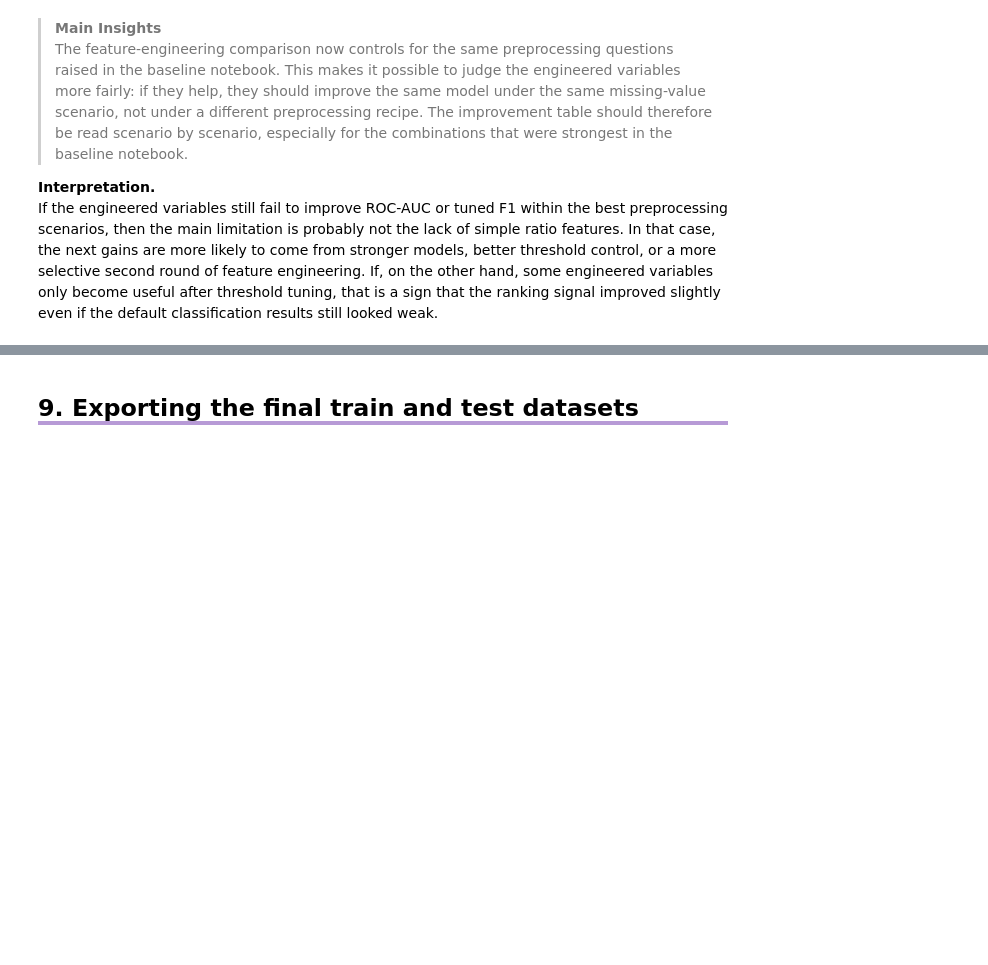
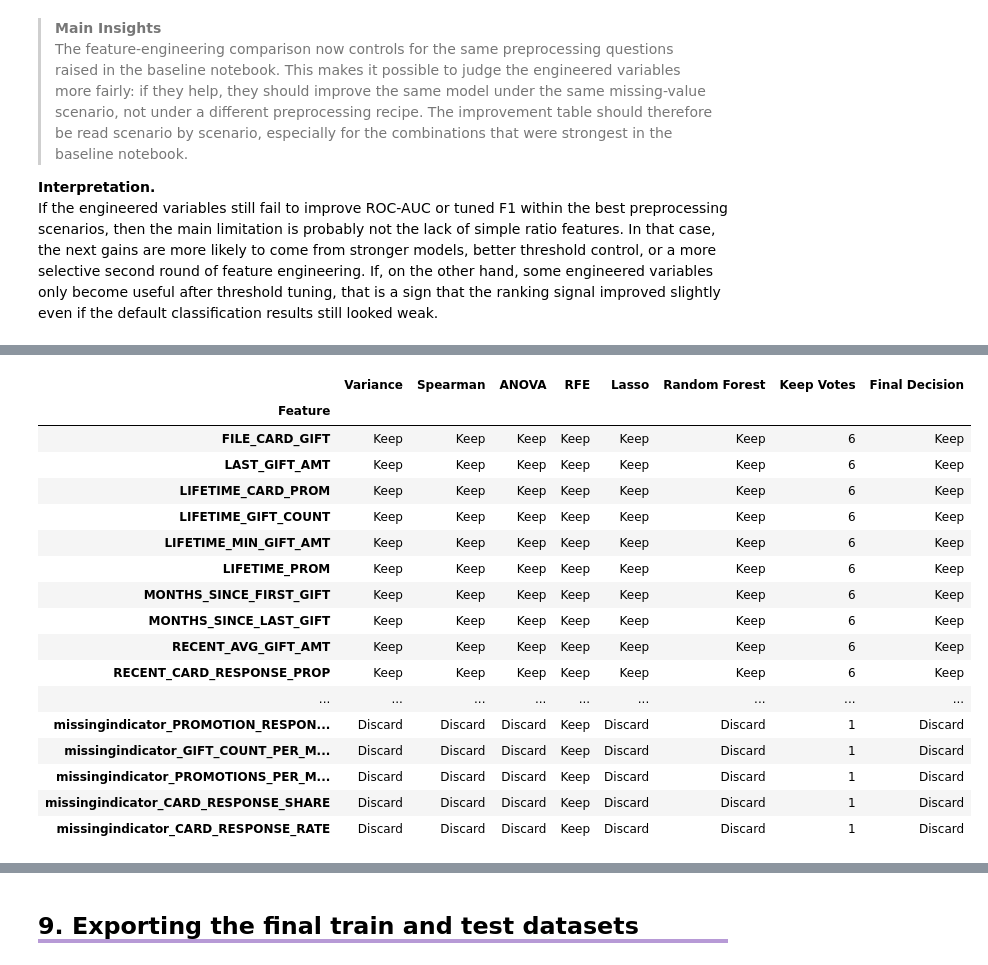
Before and after one commit to Pinky-Tie/Predicting_Donor_Response, a Jupyter notebook: notebooks/03_feature_engineering and Selection.ipynb, the cells around one changed output, grey strips where cells are left out. Cells and saved outputs as stored; diff of their text form; code cells hidden in the pictures; blank space fills up the shorter version.

Commit message:
added the final section of feature selection

```diff
--- a/notebooks/03_feature_engineering and Selection.ipynb
+++ b/notebooks/03_feature_engineering and Selection.ipynb
@@ -1017,0 +1119,14 @@ Dimensionality after PCA (95% variance): 31 components
+# %%
+"""2. Lasso coefficient importance"""
+lasso_coefs = pd.DataFrame({
+    "Feature": feature_names,
+    "Coefficient": lasso_model.coef_[0],
+})
+
+fig = plot_lasso_feature_importance(lasso_coefs, top_n=20)
+fig.show()
+
+embedded_lasso_features = lasso_coefs.loc[lasso_coefs["Coefficient"] != 0, "Feature"].tolist()
+n_zeroed = int((lasso_model.coef_[0] == 0).sum())
+print(f"Lasso zeroed-out features: {n_zeroed}")
+print(f"Lasso-selected features (non-zero coefficient): {len(embedded_lasso_features)}")
@@ -1017,0 +1163,5 @@ Dimensionality after PCA (95% variance): 31 components
+# %%
+"""4. Embedded Methods — combined selection"""
+embedded_selected_features = sorted(set(embedded_lasso_features) | set(embedded_tree_features))
+print(f"Embedded-selected features (Lasso non-zero OR tree above mean): "
+      f"{len(embedded_selected_features)} / {len(feature_names)}")
@@ -1017,0 +1228,43 @@ Dimensionality after PCA (95% variance): 31 components
+# %%
+"""2. Method comparison table — Keep/Discard per method, Final Decision = consensus"""
+def _to_decision(features_set):
+    """Return ['Keep'/'Discard', ...] aligned with feature_names."""
+    return ["Keep" if f in features_set else "Discard" for f in feature_names]
+
+variance_kept = set(feature_names) - set(near_zero_var_features)
+
+method_columns = {
+    "Variance":      variance_kept,
+    "Spearman":      set(spearman_selected),
+    "ANOVA":         set(anova_selected),
+    "RFE":           set(wrapper_selected_features),
+    "Lasso":         set(embedded_lasso_features),
+    "Random Forest": set(embedded_tree_features),
+}
+
+comparison_df = pd.DataFrame(
+    {col: _to_decision(features_set) for col, features_set in method_columns.items()},
+    index=feature_names,
+)
+comparison_df.index.name = "Feature"
+
+comparison_df["Keep Votes"] = (comparison_df == "Keep").sum(axis=1)
+
+
+comparison_df["Final Decision"] = [
+    "Keep" if f in consensus_features else "Discard" for f in feature_names
+]
+
+comparison_df = comparison_df.sort_values(
+    by=["Final Decision", "Keep Votes"],
+    ascending=[False, False],
+    kind="stable",
+)
+
+n_keep = int((comparison_df["Final Decision"] == "Keep").sum())
+n_discard = int((comparison_df["Final Decision"] == "Discard").sum())
+print(f"Final Decision: Keep={n_keep}, Discard={n_discard}, total={len(comparison_df)}")
+
+with pd.option_context("display.max_rows", None):
+    display(comparison_df)
+# %% [output]
@@ -1017,0 +1272,18 @@ Dimensionality after PCA (95% variance): 31 components
+|  | Variance | Spearman | ANOVA | RFE | Lasso | Random Forest | Keep Votes | Final Decision |
+| Feature |  |  |  |  |  |  |  |  |
+| FILE_CARD_GIFT | Keep | Keep | Keep | Keep | Keep | Keep | 6 | Keep |
+| LAST_GIFT_AMT | Keep | Keep | Keep | Keep | Keep | Keep | 6 | Keep |
+| LIFETIME_CARD_PROM | Keep | Keep | Keep | Keep | Keep | Keep | 6 | Keep |
+| LIFETIME_GIFT_COUNT | Keep | Keep | Keep | Keep | Keep | Keep | 6 | Keep |
+| LIFETIME_MIN_GIFT_AMT | Keep | Keep | Keep | Keep | Keep | Keep | 6 | Keep |
+| LIFETIME_PROM | Keep | Keep | Keep | Keep | Keep | Keep | 6 | Keep |
+| MONTHS_SINCE_FIRST_GIFT | Keep | Keep | Keep | Keep | Keep | Keep | 6 | Keep |
+| MONTHS_SINCE_LAST_GIFT | Keep | Keep | Keep | Keep | Keep | Keep | 6 | Keep |
+| RECENT_AVG_GIFT_AMT | Keep | Keep | Keep | Keep | Keep | Keep | 6 | Keep |
+| RECENT_CARD_RESPONSE_PROP | Keep | Keep | Keep | Keep | Keep | Keep | 6 | Keep |
+| ... | ... | ... | ... | ... | ... | ... | ... | ... |
+| missingindicator_PROMOTION_RESPON... | Discard | Discard | Discard | Keep | Discard | Discard | 1 | Discard |
+| missingindicator_GIFT_COUNT_PER_M... | Discard | Discard | Discard | Keep | Discard | Discard | 1 | Discard |
+| missingindicator_PROMOTIONS_PER_M... | Discard | Discard | Discard | Keep | Discard | Discard | 1 | Discard |
+| missingindicator_CARD_RESPONSE_SHARE | Discard | Discard | Discard | Keep | Discard | Discard | 1 | Discard |
+| missingindicator_CARD_RESPONSE_RATE | Discard | Discard | Discard | Keep | Discard | Discard | 1 | Discard |
```
Also changed, not shown: parts of 36 cells of this notebook, 5 other files.
